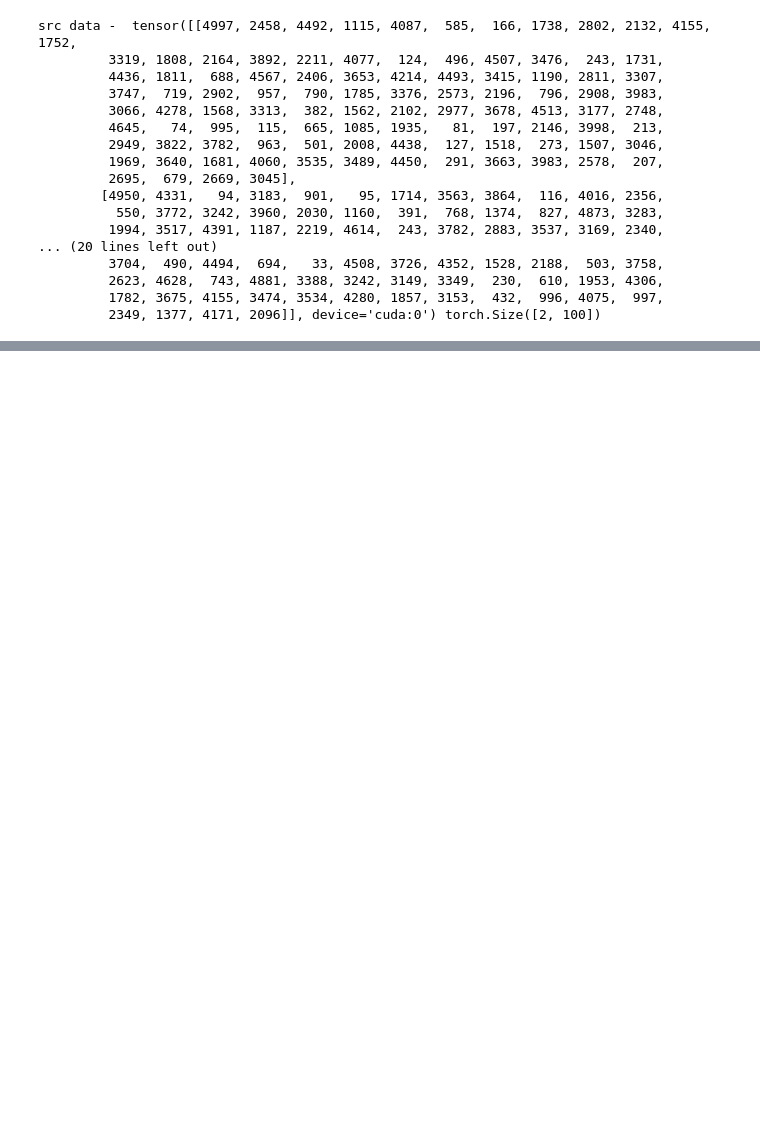
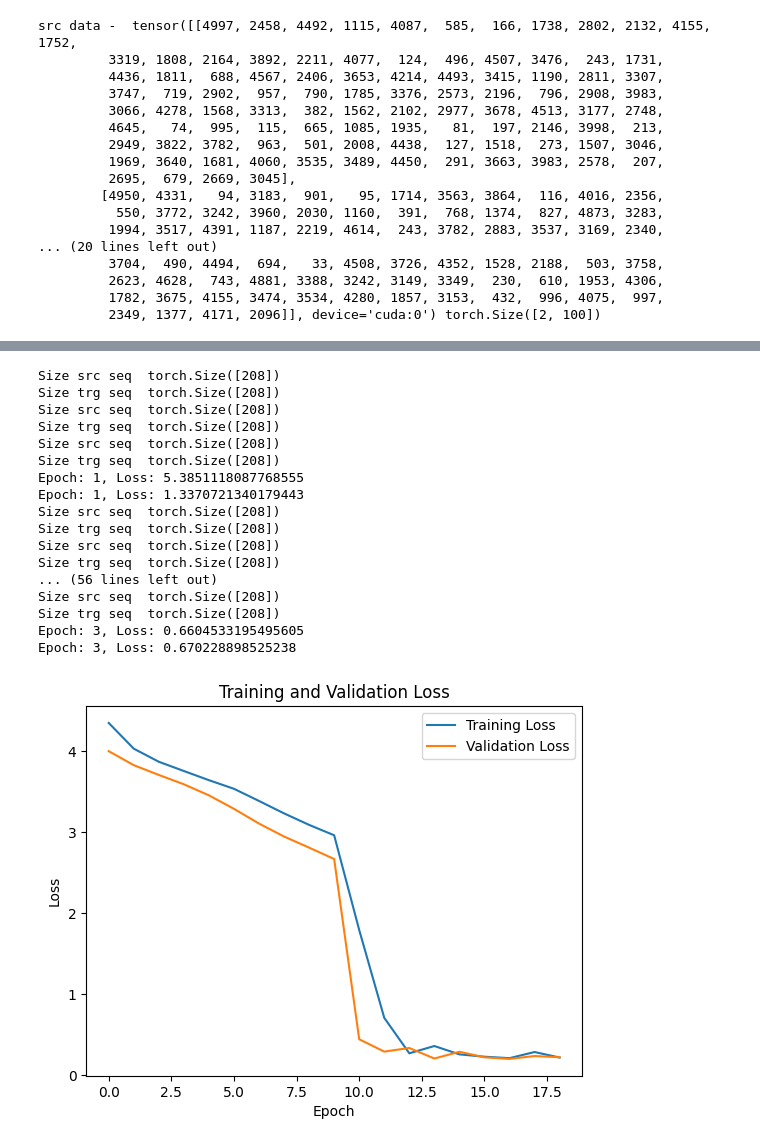
Before and after one commit to mink007/RNA_Seq_Reactivity_Predict, a Jupyter notebook: Skeleton_Transformer_On_Real_Data.ipynb, the cells around one changed output, grey strips where cells are left out. Drawn from its saved outputs; the diff is of its cells as text; code cells hidden in the pictures; blank space fills up the shorter version.

```diff
--- a/Skeleton_Transformer_On_Real_Data.ipynb
+++ b/Skeleton_Transformer_On_Real_Data.ipynb
@@ -23,10 +23,12 @@ device = torch.device("cuda" if torch.cuda.is_available() else "cpu")
 
 
 #Training Data
-df = pd.read_csv('/media/spartans/COMMON:/RNA_Project/train_data.csv')
+#df = pd.read_csv('/media/spartans/COMMON:/RNA_Project/train_data.csv')
+df = pd.read_csv('/media/spartans/COMMON:/RNA_Project/small_train_data.csv')
+
 
 # Create a list of random data samples (for demonstration)
-max_seq_len = 206 #+ 2  # +2 is added to cover start and end token of sequence This will change to 457 in private set  # Set the maximum sequence length to 100
+max_seq_len = 206 + 2  # +2 is added to cover start and end token of sequence This will change to 457 in private set  # Set the maximum sequence length to 100
 
 
 seed=69
@@ -676,7 +693,7 @@ for epoch in range(3):
         #print("TRG -", trg, trg.size())
         #src_data = torch.tensor(src_data)
         #trg_data = torch.tensor(trg_data)
-        src_data, tgt_data = src_data.to(device), tgt_data.to(device)
+        src_data, tgt_data = src_data.to(device), tgt_data.to(device,  dtype=torch.long)
         train_loss = 0
         val_loss = 0
         transformer.train()
@@ -689,30 +706,49 @@ for epoch in range(3):
         output = transformer(src_data, tgt_data[:, :-1])
         #output = transformer(src_data, tgt_data)
         loss = criterion(output.contiguous().view(-1, tgt_vocab_size), tgt_data[:, 1:].contiguous().view(-1))
         loss.backward()
         optimizer.step()
         print(f"Epoch: {epoch+1}, Loss: {loss.item()}")
         train_loss += loss.item()
         train_losses.append(train_loss / len(src_data))
 
         #validation part
         #Restructure code with validation set data
         transformer.eval()
         with torch.no_grad():
             #This should be validation set data.
             src_data = src_data.to(device=device)
             tgt_data = tgt_data.to(device=device)
             output = transformer(src_data, tgt_data[:, :-1])
             loss = criterion(output.contiguous().view(-1, tgt_vocab_size), tgt_data[:, 1:].contiguous().view(-1))
             print(f"Epoch: {epoch+1}, Loss: {loss.item()}")
             val_loss += loss.item()
             val_losses.append(val_loss / len(src_data))
 
 # Plot both training and validation losses
 plt.plot(train_losses, label='Training Loss')
 plt.plot(val_losses, label='Validation Loss')
 plt.xlabel('Epoch')
 plt.ylabel('Loss')
 plt.title('Training and Validation Loss')
 plt.legend()
 plt.show()
+# %% [output]
+Size src seq  torch.Size([208])
+Size trg seq  torch.Size([208])
+Size src seq  torch.Size([208])
+Size trg seq  torch.Size([208])
+Size src seq  torch.Size([208])
+Size trg seq  torch.Size([208])
+Epoch: 1, Loss: 5.3851118087768555
+Epoch: 1, Loss: 1.3370721340179443
+Size src seq  torch.Size([208])
+Size trg seq  torch.Size([208])
+Size src seq  torch.Size([208])
+Size trg seq  torch.Size([208])
+... (56 lines left out)
+Size src seq  torch.Size([208])
+Size trg seq  torch.Size([208])
+Epoch: 3, Loss: 0.6604533195495605
+Epoch: 3, Loss: 0.670228898525238
+[figure, added]
```
Also changed, not shown: parts of 4 cells of this notebook.
